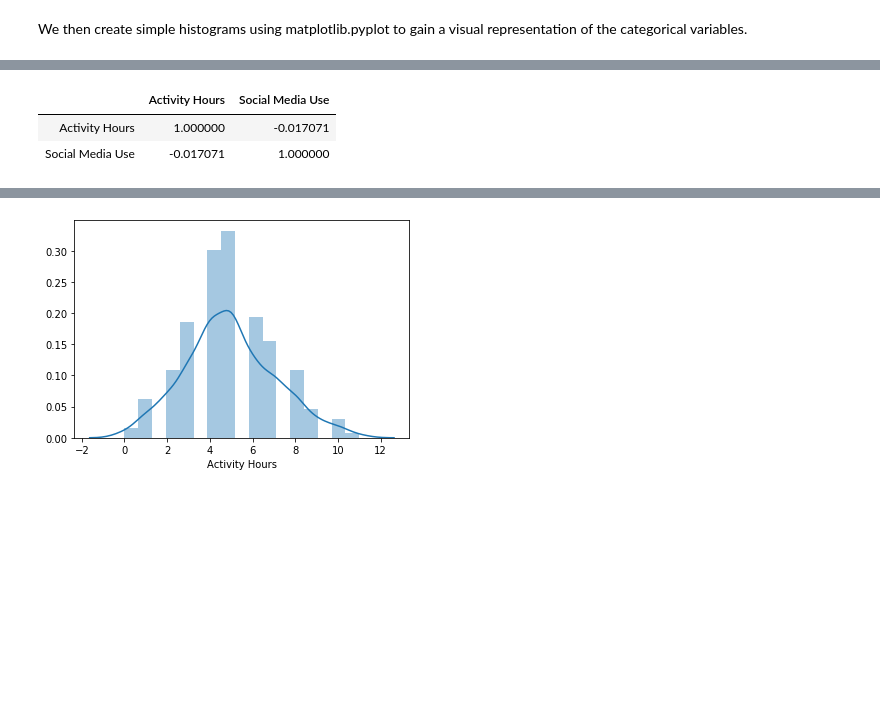
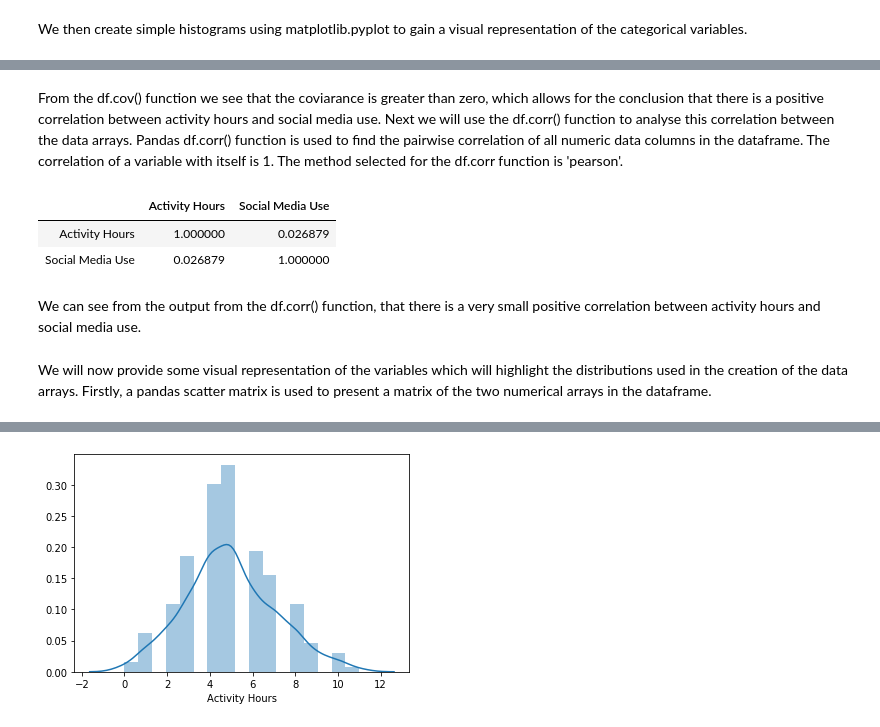
Before and after one commit to Willie2511/Programming-For-DA-Project, a Jupyter notebook: ProgrammingProject.ipynb, the cells around one changed output, grey strips where cells are left out. Cells and saved outputs as stored; diff of their text form; code cells hidden in the pictures; blank space fills up the shorter version.

```diff
--- a/ProgrammingProject.ipynb
+++ b/ProgrammingProject.ipynb
@@ -157,7 +159,14 @@ df.cov()
+# %% [markdown]
+From the df.cov() function we see that the coviarance is greater than zero, which allows for the conclusion that there is a positive correlation between activity hours and social media use. Next we will use the df.corr() function to analyse this correlation between the data arrays. Pandas df.corr() function is used to find the pairwise correlation of all numeric data columns in the dataframe. The correlation of a variable with itself is 1. The method selected for the df.corr function is 'pearson'.
 # %%
-df.corr(method='pearson')
+corrmatrix = df.corr(method='pearson')
+corrmatrix
 # %% [output]
 |  | Activity Hours | Social Media Use |
-| Activity Hours | 1.000000 | -0.017071 |
-| Social Media Use | -0.017071 | 1.000000 |
+| Activity Hours | 1.000000 | 0.026879 |
+| Social Media Use | 0.026879 | 1.000000 |
+# %% [markdown]
+We can see from the output from the df.corr() function, that there is a very small positive correlation between activity hours and social media use.
+# %% [markdown]
+We will now provide some visual representation of the variables which will highlight the distributions used in the creation of the data arrays. Firstly, a pandas scatter matrix is used to present a matrix of the two numerical arrays in the dataframe.
 # %%
```
Also changed, not shown: parts of 11 cells of this notebook.
